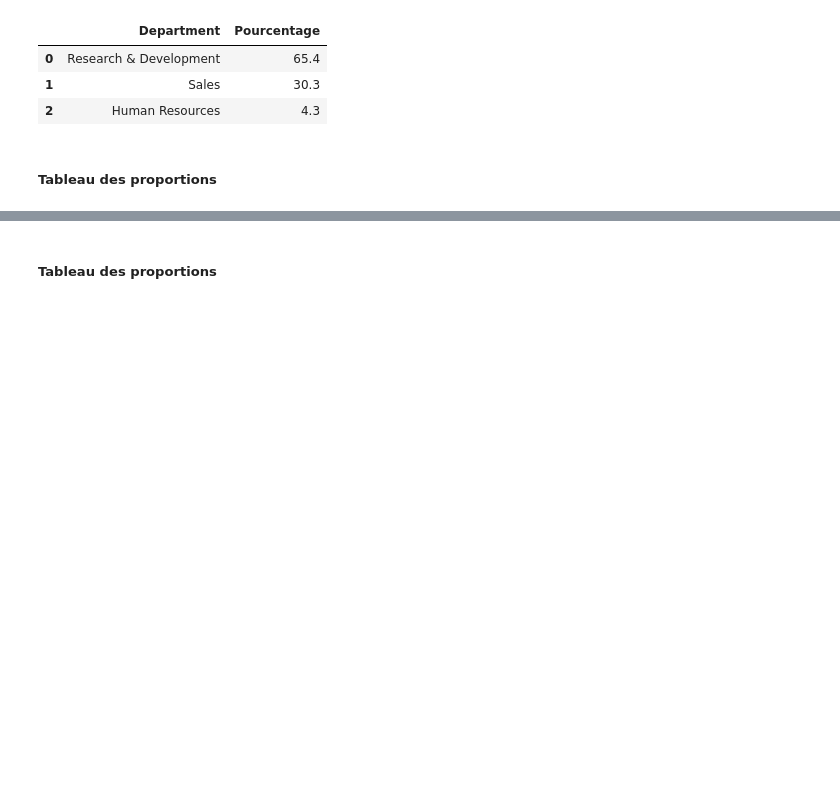
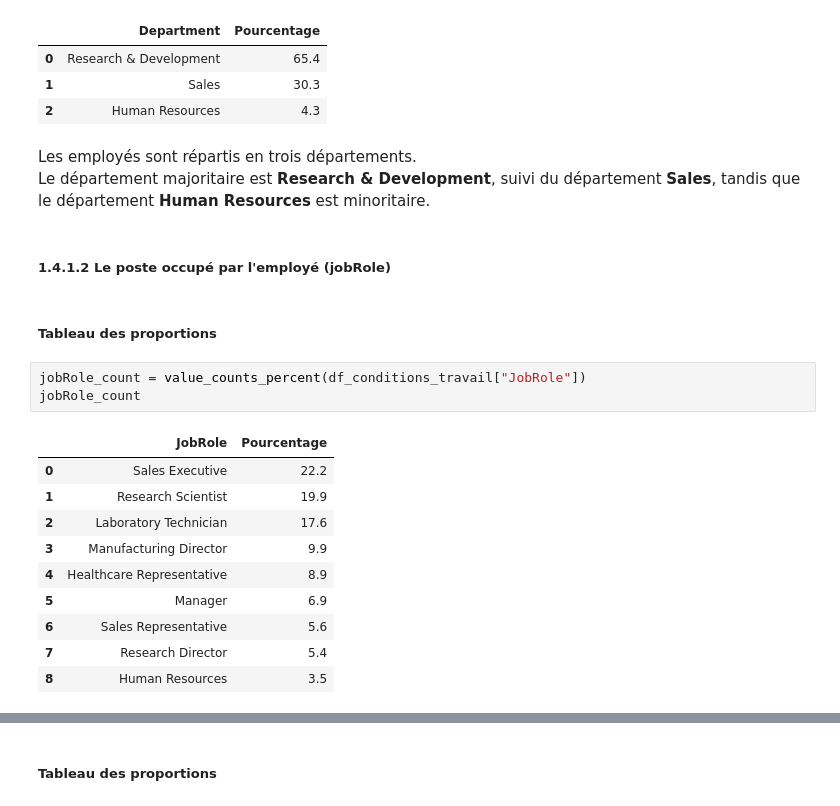
Before and after one commit to Kemuri15/employee-attrition-analysis, a Jupyter notebook: notebooks/04_axes_condition_travail.ipynb, the cells around one changed output, grey strips where cells are left out. Drawn from its saved outputs; the diff is of its cells as text; blank space fills up the shorter version.

```diff
--- a/notebooks/04_axes_condition_travail.ipynb
+++ b/notebooks/04_axes_condition_travail.ipynb
@@ -160,4 +180,23 @@ department_count
 | 1 | Sales | 30.3 |
 | 2 | Human Resources | 4.3 |
 # %% [markdown]
-##### Tableau des proportions
+Les employés sont répartis en trois départements.
+Le département majoritaire est **Research & Development**, suivi du département **Sales**, tandis que le département **Human Resources** est minoritaire.
+# %% [markdown]
+##### 1.4.1.2 Le poste occupé par l'employé (jobRole)
+# %% [markdown]
+##### Tableau des proportions
+# %%
+jobRole_count = value_counts_percent(df_conditions_travail["JobRole"])
+jobRole_count
+# %% [output]
+|  | JobRole | Pourcentage |
+| 0 | Sales Executive | 22.2 |
+| 1 | Research Scientist | 19.9 |
+| 2 | Laboratory Technician | 17.6 |
+| 3 | Manufacturing Director | 9.9 |
+| 4 | Healthcare Representative | 8.9 |
+| 5 | Manager | 6.9 |
+| 6 | Sales Representative | 5.6 |
+| 7 | Research Director | 5.4 |
+| 8 | Human Resources | 3.5 |
```
Also changed, not shown: parts of 25 cells of this notebook, 1 other file.
